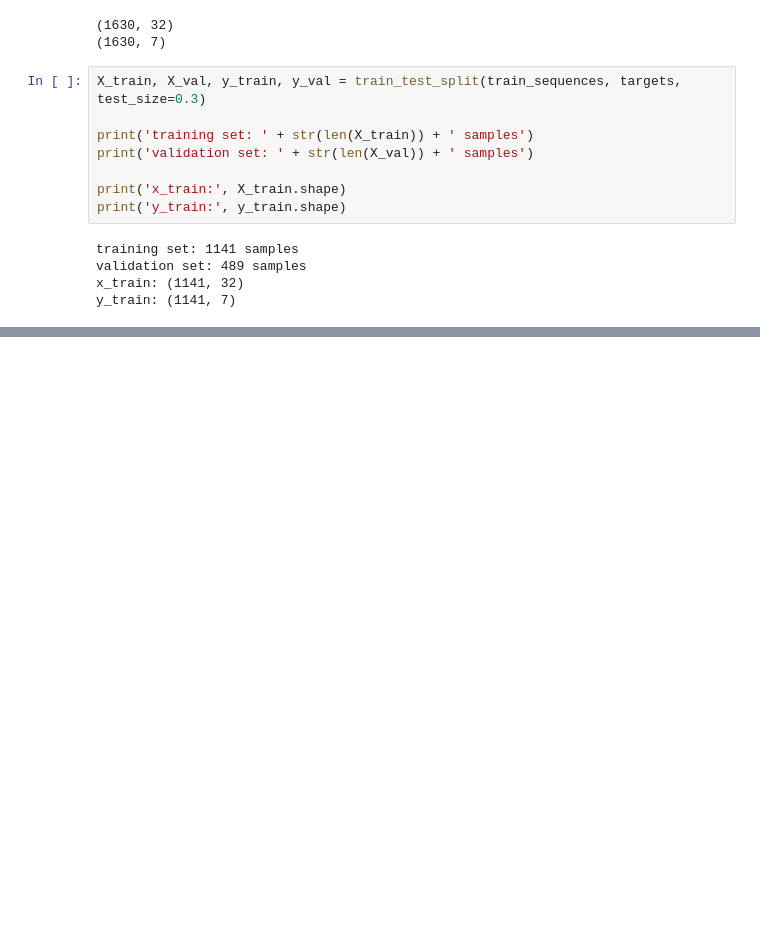
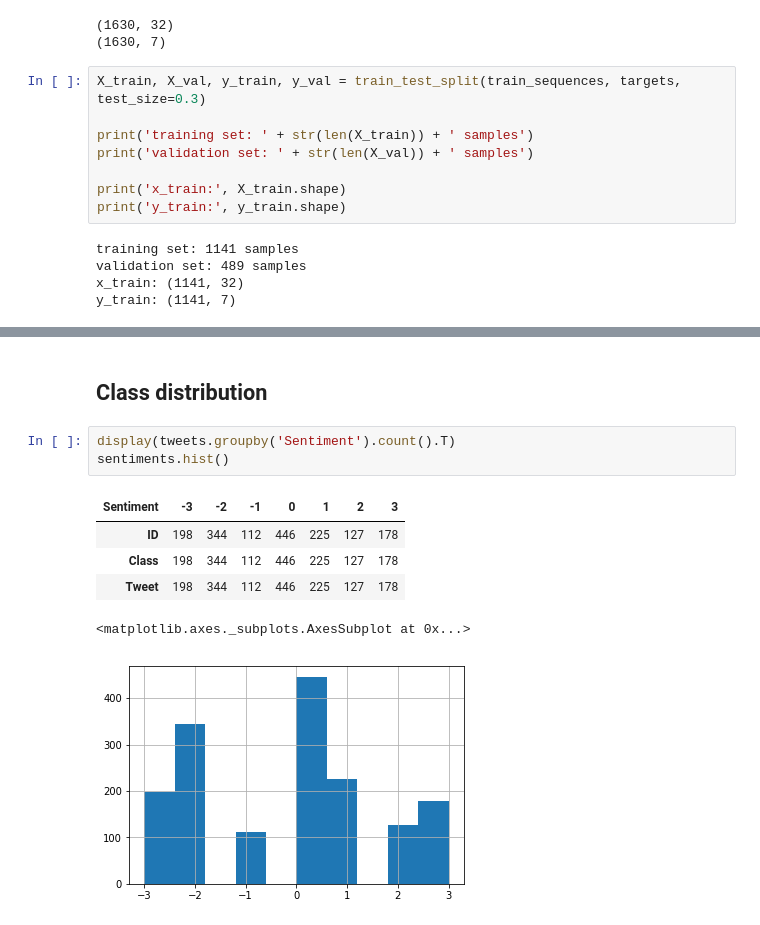
Before and after one commit to Garfounkel/sentiment_analysis, a Jupyter notebook: transfer_learning.ipynb, the cells around one changed output, grey strips where cells are left out. Saved outputs shown, nothing was run; the diff lists cells and outputs as text; blank space fills up the shorter version.

```diff
--- a/transfer_learning.ipynb
+++ b/transfer_learning.ipynb
@@ -134,0 +213,12 @@ Epoch 5/5
+# %% [markdown]
+## Class distribution
+# %%
+display(tweets.groupby('Sentiment').count().T)
+sentiments.hist()
+# %% [output]
+| Sentiment | -3 | -2 | -1 | 0 | 1 | 2 | 3 |
+| ID | 198 | 344 | 112 | 446 | 225 | 127 | 178 |
+| Class | 198 | 344 | 112 | 446 | 225 | 127 | 178 |
+| Tweet | 198 | 344 | 112 | 446 | 225 | 127 | 178 |
+<matplotlib.axes._subplots.AxesSubplot at 0x...>
+[figure, added]
```
Also changed, not shown: parts of 12 cells of this notebook, 5 other files.
